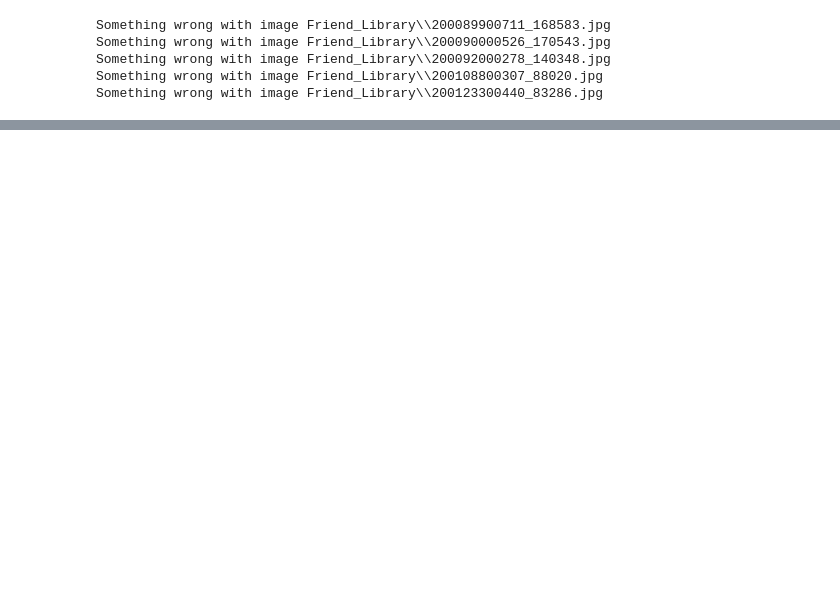
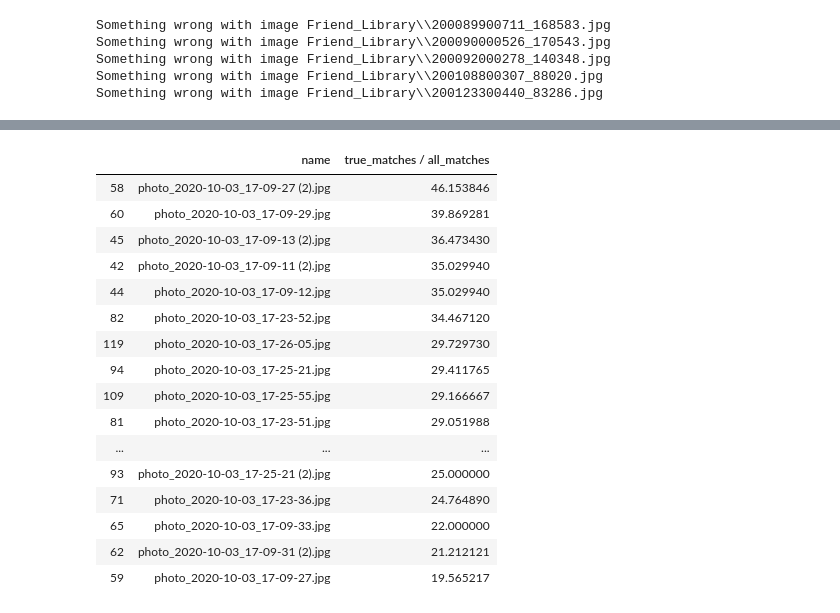
Before and after one commit to VolodymyrVozniak/CVPR, a Jupyter notebook: lab_2/main.ipynb, the cells around one changed output, grey strips where cells are left out. Cells and saved outputs as stored; diff of their text form; code cells hidden in the pictures; blank space fills up the shorter version.

```diff
--- a/lab_2/main.ipynb
+++ b/lab_2/main.ipynb
@@ -459,0 +520,22 @@ Something wrong with image Friend_Library\\200123300440_83286.jpg
+# %%
+my_results['true_matches / all_matches'] = my_results['true_matches'] / my_results['all_matches'] * 100
+my_results.sort_values(by=['true_matches / all_matches'], ascending=False, inplace=True)
+my_results[['name', 'true_matches / all_matches']].head(20)
+# %% [output]
+|  | name | true_matches / all_matches |
+| 58 | photo_2020-10-03_17-09-27 (2).jpg | 46.153846 |
+| 60 | photo_2020-10-03_17-09-29.jpg | 39.869281 |
+| 45 | photo_2020-10-03_17-09-13 (2).jpg | 36.473430 |
+| 42 | photo_2020-10-03_17-09-11 (2).jpg | 35.029940 |
+| 44 | photo_2020-10-03_17-09-12.jpg | 35.029940 |
+| 82 | photo_2020-10-03_17-23-52.jpg | 34.467120 |
+| 119 | photo_2020-10-03_17-26-05.jpg | 29.729730 |
+| 94 | photo_2020-10-03_17-25-21.jpg | 29.411765 |
+| 109 | photo_2020-10-03_17-25-55.jpg | 29.166667 |
+| 81 | photo_2020-10-03_17-23-51.jpg | 29.051988 |
+| ... | ... | ... |
+| 93 | photo_2020-10-03_17-25-21 (2).jpg | 25.000000 |
+| 71 | photo_2020-10-03_17-23-36.jpg | 24.764890 |
+| 65 | photo_2020-10-03_17-09-33.jpg | 22.000000 |
+| 62 | photo_2020-10-03_17-09-31 (2).jpg | 21.212121 |
+| 59 | photo_2020-10-03_17-09-27.jpg | 19.565217 |
```
Also changed, not shown: parts of 23 cells of this notebook, 15 other files.
